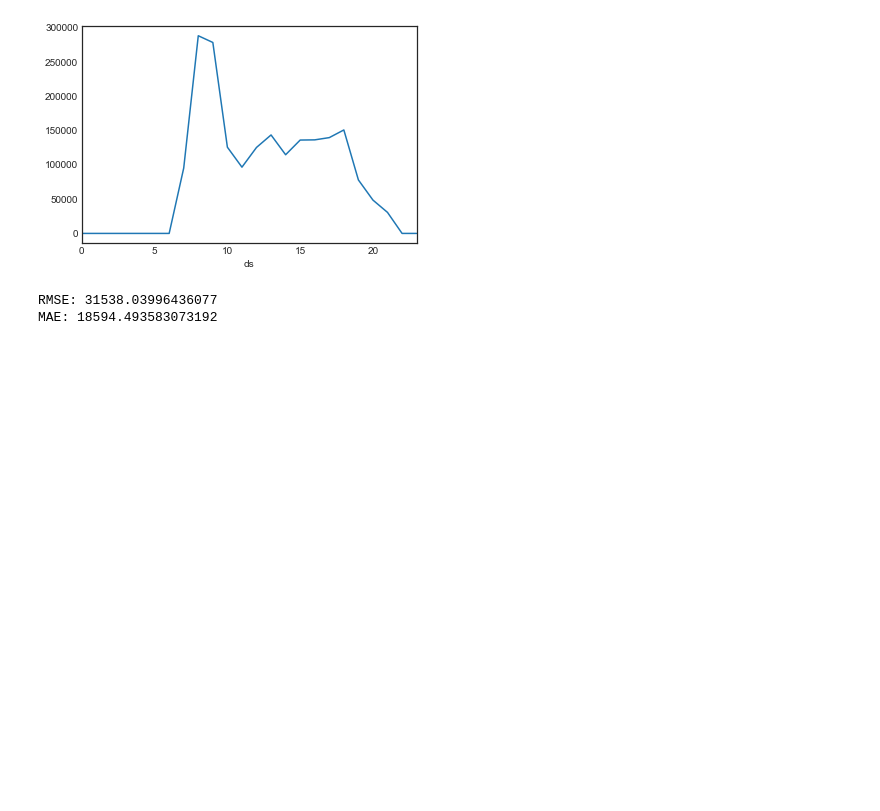
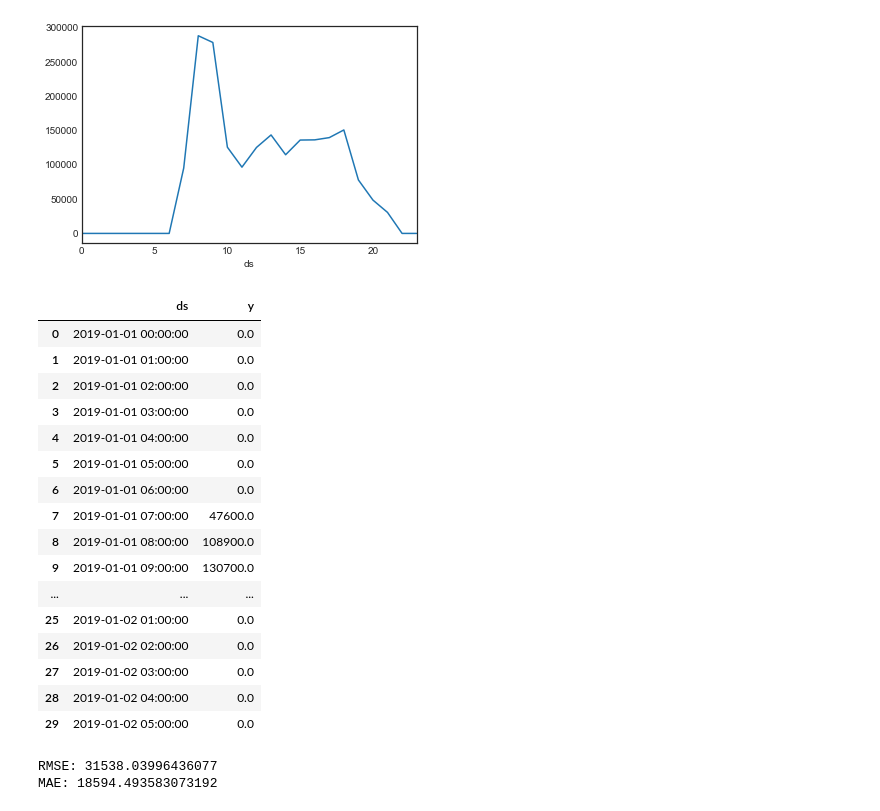
Before and after one commit to chul0717/capstone2, a Jupyter notebook: src/notebook.ipynb, the cells around one changed output. Saved outputs shown, nothing was run; the diff lists cells and outputs as text; code cells hidden in the pictures; blank space fills up the shorter version.

```diff
--- a/src/notebook.ipynb
+++ b/src/notebook.ipynb
@@ -641,17 +647,39 @@ simple_model(df, weekend=True)
 # %%
 # make train_test_split
 def tt_split(series, train_ratio=0.8):
-    length_of_time_series = df.shape[0]
+    length_of_time_series = series.shape[0]
     train_idx = int(length_of_time_series*train_ratio)
     train_df = format_series_prophet(series.iloc[:train_idx])
     test_df = format_series_prophet(series.iloc[train_idx:])
     return train_df, test_df
+# %%
+## make TRAIN and TEST
+store_by_hour = store_dataframe(df2019, "H")
+train_df, test_df = tt_split(store_by_hour["BK0019"])
 # %%
 def simple_model_predict(df):
     series = simple_model(df, plot=False)
     return pd.DataFrame(df)
 
-simple_model_predict()
+simple_model_predict(train_df)[:30]
+# %% [output]
+|  | ds | y |
+| 0 | 2019-01-01 00:00:00 | 0.0 |
+| 1 | 2019-01-01 01:00:00 | 0.0 |
+| 2 | 2019-01-01 02:00:00 | 0.0 |
+| 3 | 2019-01-01 03:00:00 | 0.0 |
+| 4 | 2019-01-01 04:00:00 | 0.0 |
+| 5 | 2019-01-01 05:00:00 | 0.0 |
+| 6 | 2019-01-01 06:00:00 | 0.0 |
+| 7 | 2019-01-01 07:00:00 | 47600.0 |
+| 8 | 2019-01-01 08:00:00 | 108900.0 |
+| 9 | 2019-01-01 09:00:00 | 130700.0 |
+| ... | ... | ... |
+| 25 | 2019-01-02 01:00:00 | 0.0 |
+| 26 | 2019-01-02 02:00:00 | 0.0 |
+| 27 | 2019-01-02 03:00:00 | 0.0 |
+| 28 | 2019-01-02 04:00:00 | 0.0 |
+| 29 | 2019-01-02 05:00:00 | 0.0 |
 # %%
 def simple_scorer(df):
     """calculate rmse and mae"""
```
Also changed, not shown: parts of 2 cells of this notebook.
